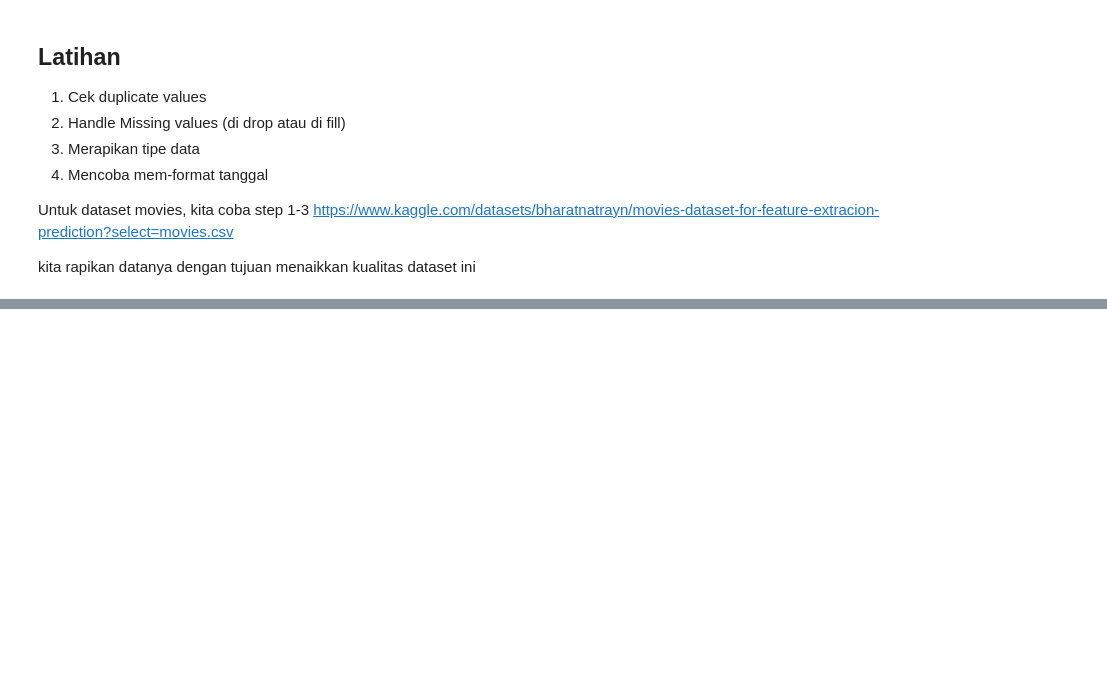
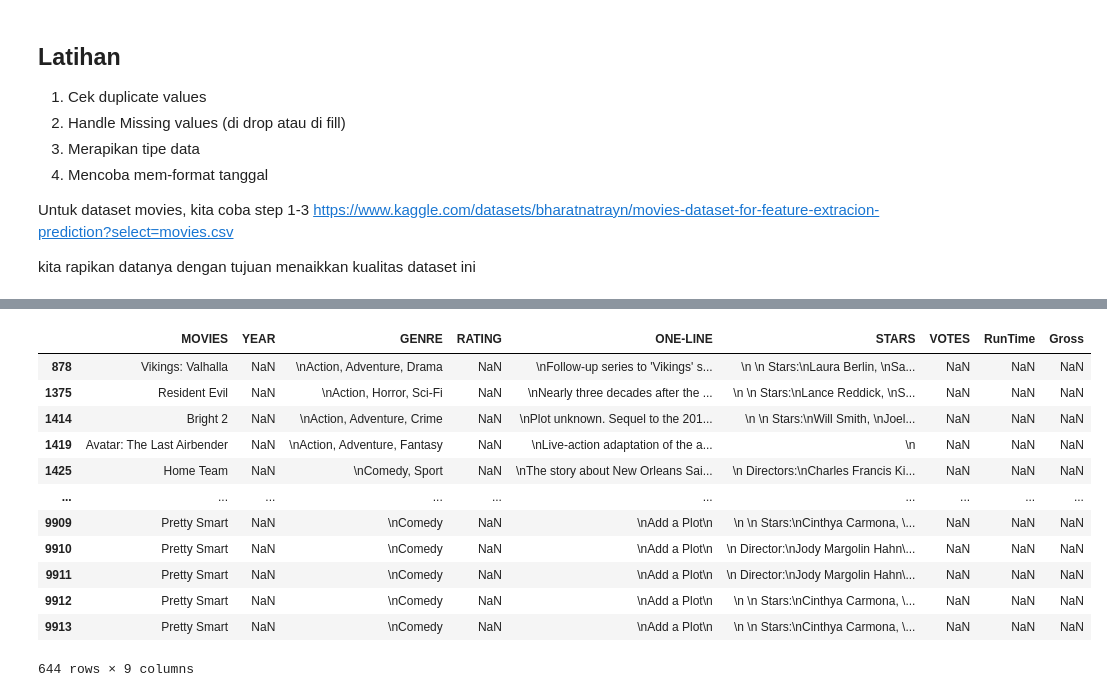
Before and after one commit to stefkwan/pytn_300725, a Jupyter notebook: sesi6_14Aug.ipynb, the cells around one changed output, grey strips where cells are left out. Cells and saved outputs as stored; diff of their text form; code cells hidden in the pictures; blank space fills up the shorter version.

```diff
--- a/sesi6_14Aug.ipynb
+++ b/sesi6_14Aug.ipynb
@@ -537,0 +612,16 @@ kita rapikan datanya dengan tujuan menaikkan kualitas dataset ini
+# %%
+df_movies[df_movies['YEAR'].isnull()]
+# %% [output]
+|  | MOVIES | YEAR | GENRE | RATING | ONE-LINE | STARS | VOTES | RunTime | Gross |
+| 878 | Vikings: Valhalla | NaN | \nAction, Adventure, Drama | NaN | \nFollow-up series to 'Vikings' s... | \n \n Stars:\nLaura Berlin, \nSa... | NaN | NaN | NaN |
+| 1375 | Resident Evil | NaN | \nAction, Horror, Sci-Fi | NaN | \nNearly three decades after the ... | \n \n Stars:\nLance Reddick, \nS... | NaN | NaN | NaN |
+| 1414 | Bright 2 | NaN | \nAction, Adventure, Crime | NaN | \nPlot unknown. Sequel to the 201... | \n \n Stars:\nWill Smith, \nJoel... | NaN | NaN | NaN |
+| 1419 | Avatar: The Last Airbender | NaN | \nAction, Adventure, Fantasy | NaN | \nLive-action adaptation of the a... | \n | NaN | NaN | NaN |
+| 1425 | Home Team | NaN | \nComedy, Sport | NaN | \nThe story about New Orleans Sai... | \n Directors:\nCharles Francis Ki... | NaN | NaN | NaN |
+| ... | ... | ... | ... | ... | ... | ... | ... | ... | ... |
+| 9909 | Pretty Smart | NaN | \nComedy | NaN | \nAdd a Plot\n | \n \n Stars:\nCinthya Carmona, \... | NaN | NaN | NaN |
+| 9910 | Pretty Smart | NaN | \nComedy | NaN | \nAdd a Plot\n | \n Director:\nJody Margolin Hahn\... | NaN | NaN | NaN |
+| 9911 | Pretty Smart | NaN | \nComedy | NaN | \nAdd a Plot\n | \n Director:\nJody Margolin Hahn\... | NaN | NaN | NaN |
+| 9912 | Pretty Smart | NaN | \nComedy | NaN | \nAdd a Plot\n | \n \n Stars:\nCinthya Carmona, \... | NaN | NaN | NaN |
+| 9913 | Pretty Smart | NaN | \nComedy | NaN | \nAdd a Plot\n | \n \n Stars:\nCinthya Carmona, \... | NaN | NaN | NaN |
+644 rows × 9 columns
```
Also changed, not shown: parts of 10 cells of this notebook, 1 other file.
